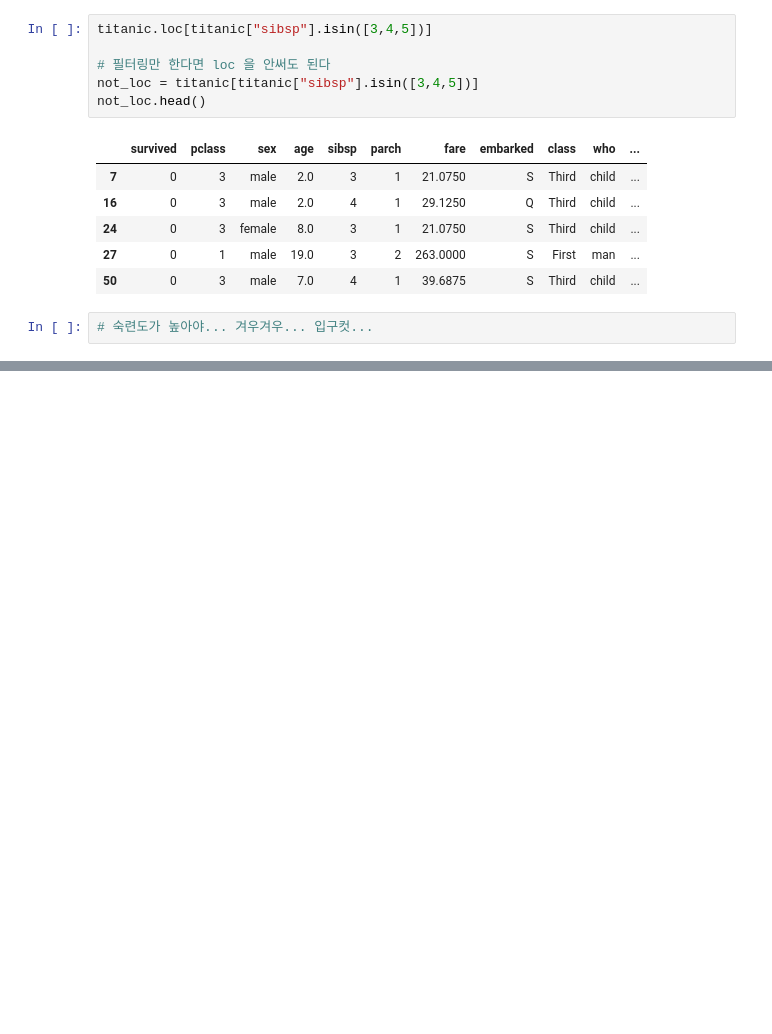
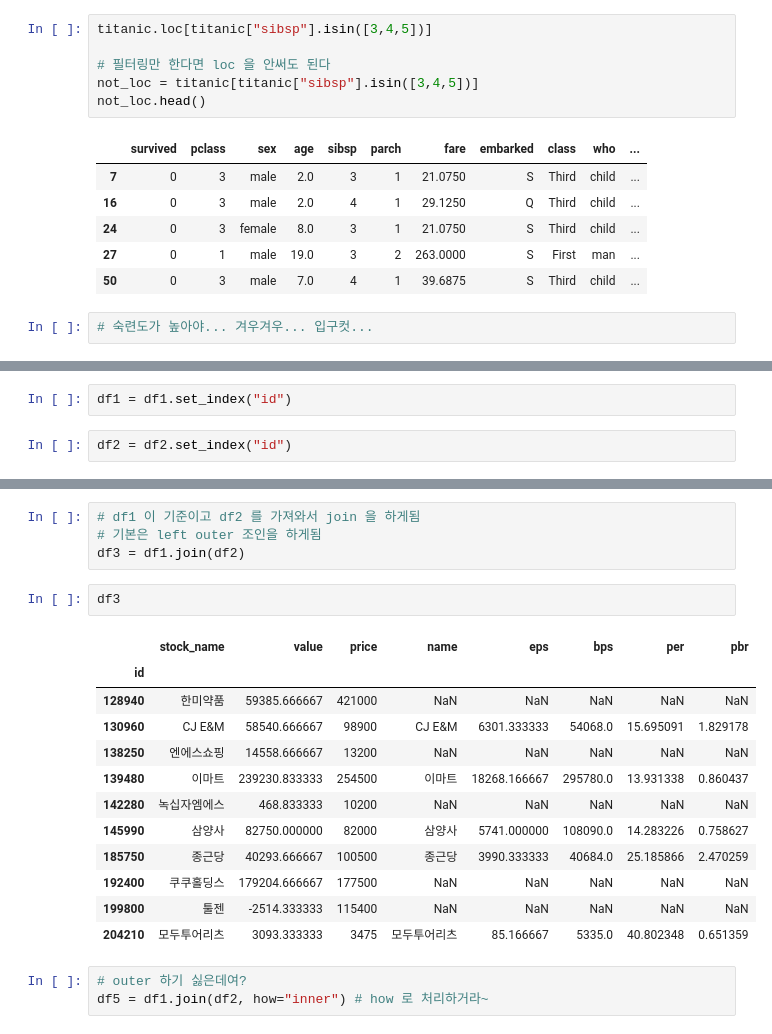
Before and after one commit to bidulgirin/pandas_practice, a Jupyter notebook: 5. 데이터프레임응용.ipynb, the cells around one changed output, grey strips where cells are left out. Saved outputs shown, nothing was run; the diff lists cells and outputs as text; blank space fills up the shorter version.

```diff
--- a/5. 데이터프레임응용.ipynb
+++ b/5. 데이터프레임응용.ipynb
@@ -464,0 +808,4 @@ not_loc.head()
+# %%
+df1 = df1.set_index("id")
+# %%
+df2 = df2.set_index("id")
@@ -464,0 +851,22 @@ not_loc.head()
+# %%
+# df1 이 기준이고 df2 를 가져와서 join 을 하게됨
+# 기본은 left outer 조인을 하게됨
+df3 = df1.join(df2)
+# %%
+df3
+# %% [output]
+|  | stock_name | value | price | name | eps | bps | per | pbr |
+| id |  |  |  |  |  |  |  |  |
+| 128940 | 한미약품 | 59385.666667 | 421000 | NaN | NaN | NaN | NaN | NaN |
+| 130960 | CJ E&M | 58540.666667 | 98900 | CJ E&M | 6301.333333 | 54068.0 | 15.695091 | 1.829178 |
+| 138250 | 엔에스쇼핑 | 14558.666667 | 13200 | NaN | NaN | NaN | NaN | NaN |
+| 139480 | 이마트 | 239230.833333 | 254500 | 이마트 | 18268.166667 | 295780.0 | 13.931338 | 0.860437 |
+| 142280 | 녹십자엠에스 | 468.833333 | 10200 | NaN | NaN | NaN | NaN | NaN |
+| 145990 | 삼양사 | 82750.000000 | 82000 | 삼양사 | 5741.000000 | 108090.0 | 14.283226 | 0.758627 |
+| 185750 | 종근당 | 40293.666667 | 100500 | 종근당 | 3990.333333 | 40684.0 | 25.185866 | 2.470259 |
+| 192400 | 쿠쿠홀딩스 | 179204.666667 | 177500 | NaN | NaN | NaN | NaN | NaN |
+| 199800 | 툴젠 | -2514.333333 | 115400 | NaN | NaN | NaN | NaN | NaN |
+| 204210 | 모두투어리츠 | 3093.333333 | 3475 | 모두투어리츠 | 85.166667 | 5335.0 | 40.802348 | 0.651359 |
+# %%
+# outer 하기 싫은데여?
+df5 = df1.join(df2, how="inner") # how 로 처리하거라~
```
Also changed, not shown: parts of 91 cells of this notebook, 4 other files.
